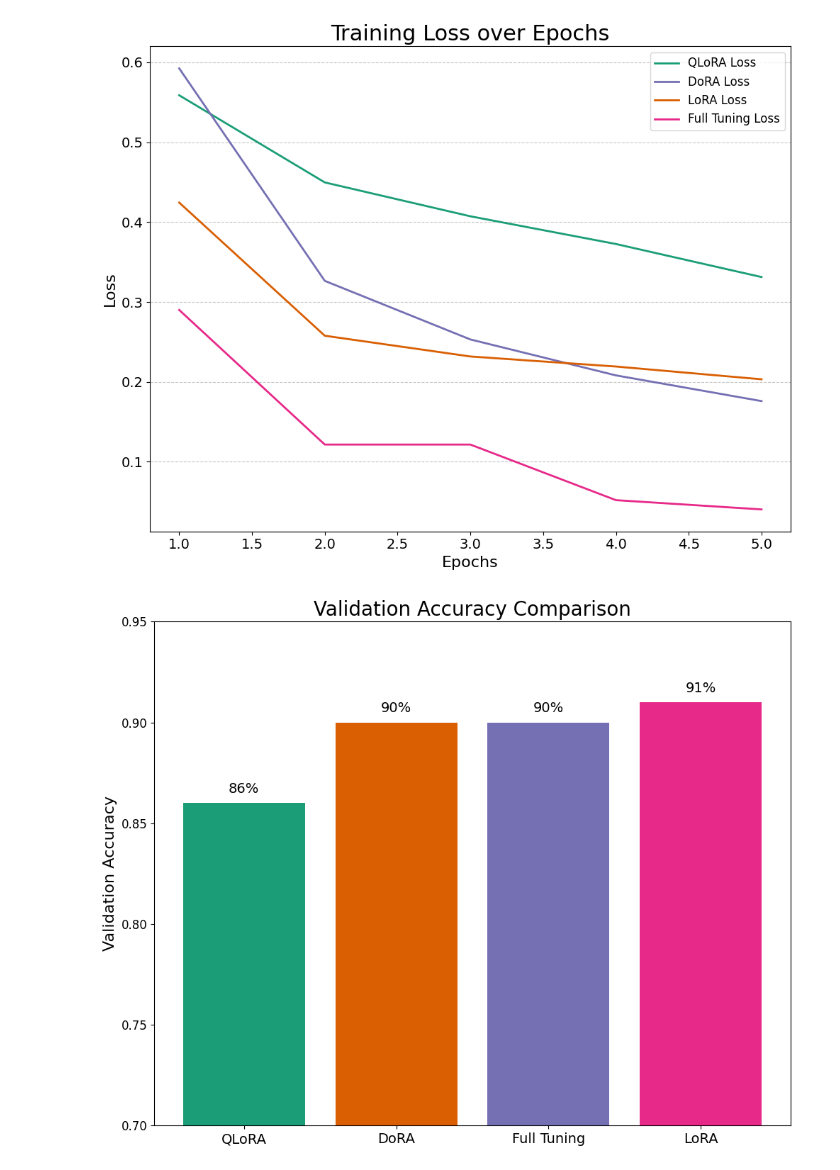
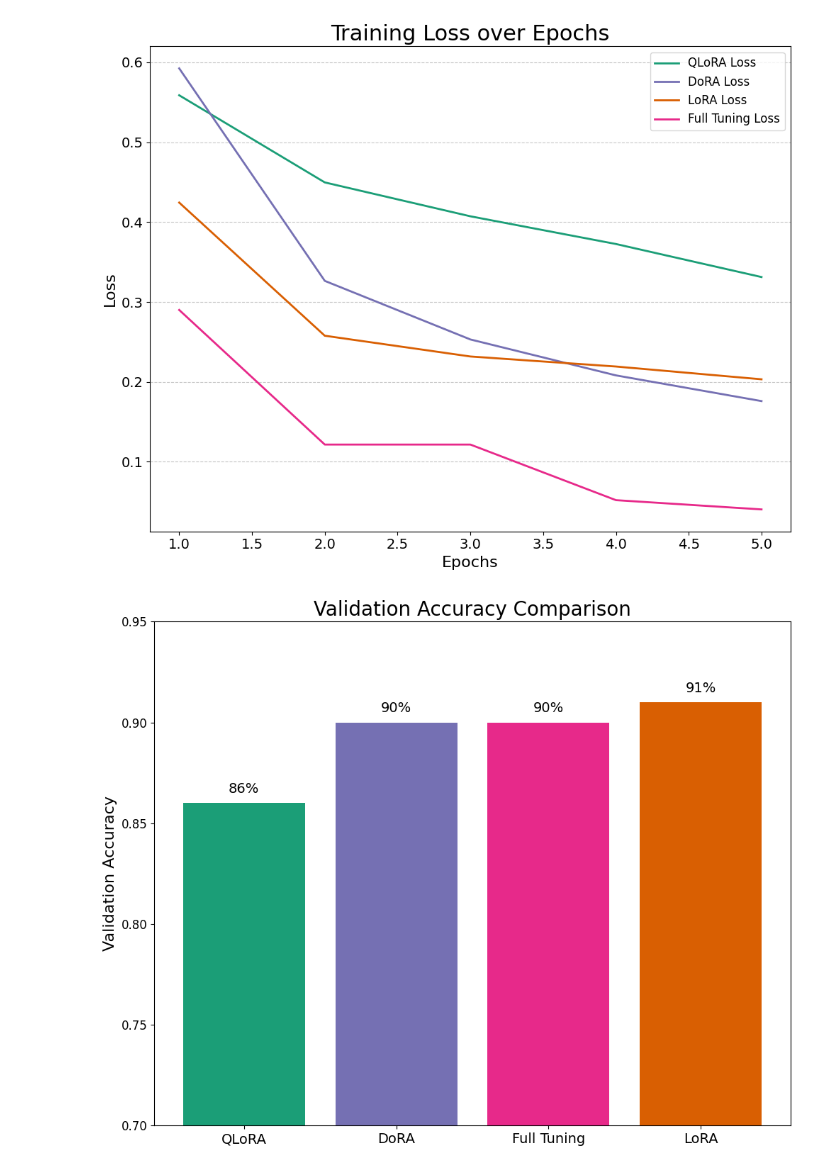
Before and after one commit to readytensor/rt_peft_publication, a Jupyter notebook: peft.ipynb, the cells around one changed output. Drawn from its saved outputs; the diff is of its cells as text; code cells hidden in the pictures.

Commit message:
updated final chart

```diff
--- a/peft.ipynb
+++ b/peft.ipynb
@@ -772,41 +780,41 @@ plt.show()
 # %%
 # Example validation accuracy data (replace with actual data)
 val_accuracies = {
-    'QLoRA': qlora_val_accuracy,
-    'LoRA': lora_val_accuracy,
-    'DoRA': dora_val_accuracy,
-    'Full Tuning': val_accuracy,
+    'QLoRA': 0.86,
+    'LoRA': 0.91,
+    'DoRA': 0.9,
+    'Full Tuning': 0.9,
 }
 
 # Sort validation accuracies from low to high
 sorted_accuracies = dict(sorted(val_accuracies.items(), key=lambda item: item[1]))
 
 # Extract the names and values for plotting
 names = list(sorted_accuracies.keys())
 values = list(sorted_accuracies.values())
 
 # Use Dark2 colormap and normalize the values
 norm = plt.Normalize(min(values)-0.05, max(values))
-colors = plt.get_cmap('Dark2').colors
+colors = [qlora_color, dora_color, full_tuning_color, lora_color]
 
 # Create the vertical bar chart
 plt.figure(figsize=(10, 8))
 plt.ylim(0.7, 0.95)  # Adjust the y-axis range
 plt.bar(names, values, color=colors)
 
 # Annotate the bars with the exact values
 for index, value in enumerate(values):
     plt.text(index, value + 0.005, f'{int(value*100)}%', ha='center', fontsize=14)
 
 # Add labels and title
 plt.ylabel('Validation Accuracy', fontsize=16)
 plt.title('Validation Accuracy Comparison', fontsize=20)
 plt.xticks(fontsize=14)
 plt.yticks(fontsize=12)
 
 # Display the plot
 plt.tight_layout()
 plt.savefig('./imgs/val_accuracy_comparison.png')
 plt.show()
 # %% [output]
-[figure, old version]
+[figure, new version]
```
Also changed, not shown: parts of 3 cells of this notebook, 3 other files.
